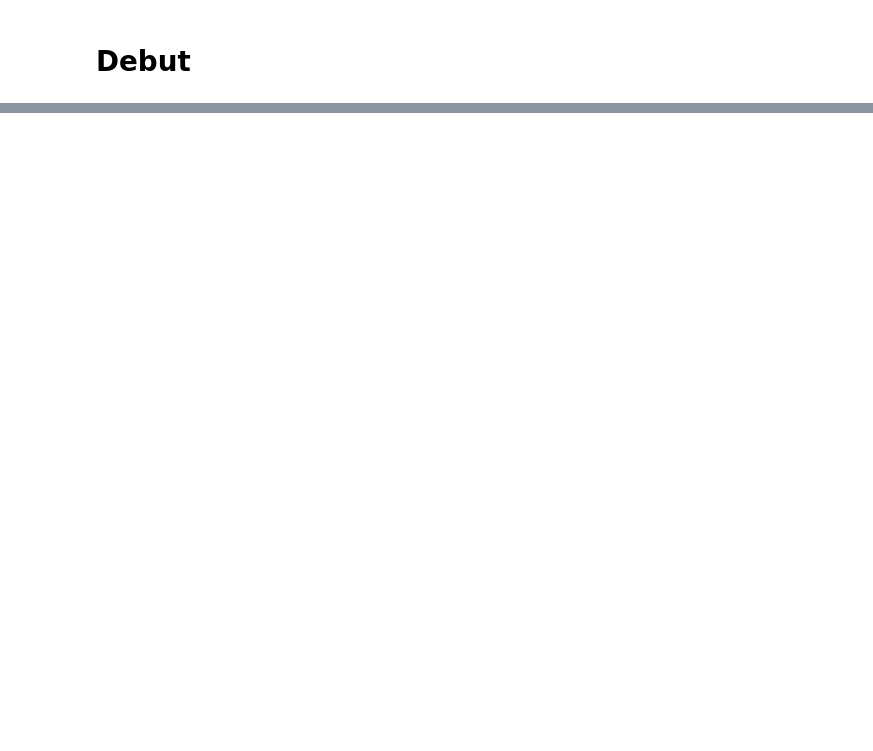
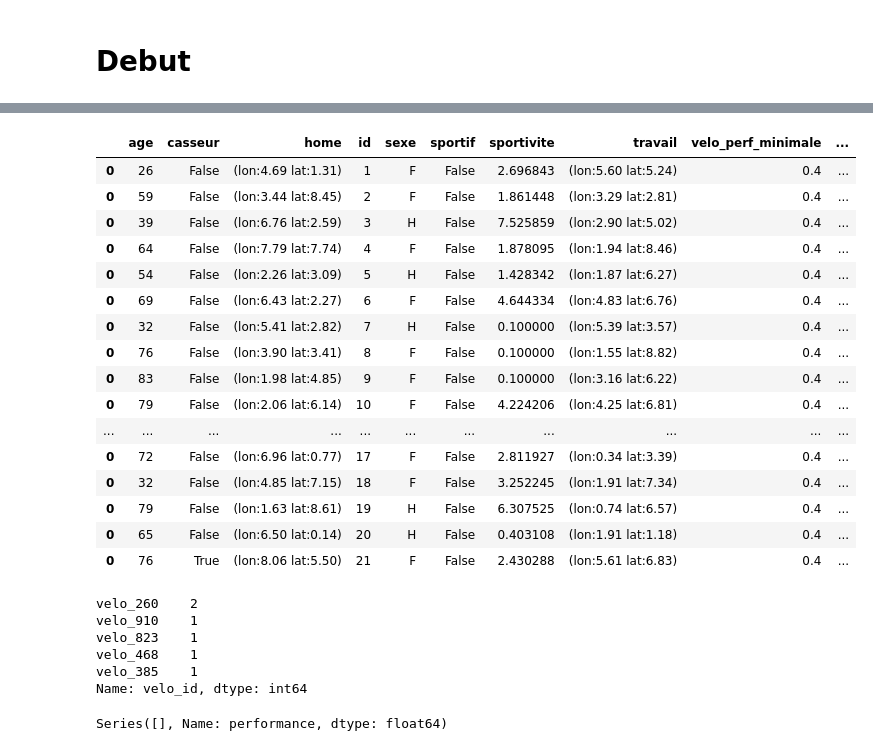
Before and after one commit to romainjouin/livre_spark, a Jupyter notebook: Simulation_velib.ipynb, the cells around one changed output, grey strips where cells are left out. Saved outputs shown, nothing was run; the diff lists cells and outputs as text; code cells hidden in the pictures; blank space fills up the shorter version.

```diff
--- a/Simulation_velib.ipynb
+++ b/Simulation_velib.ipynb
@@ -120,0 +135,20 @@ show(p)
+# %%
+paris.get_personal_data_cyclistes()
+# %% [output]
+|  | age | casseur | home | id | sexe | sportif | sportivite | travail | velo_perf_minimale | ... |
+| 0 | 26 | False | (lon:4.69 lat:1.31) | 1 | F | False | 2.696843 | (lon:5.60 lat:5.24) | 0.4 | ... |
+| 0 | 59 | False | (lon:3.44 lat:8.45) | 2 | F | False | 1.861448 | (lon:3.29 lat:2.81) | 0.4 | ... |
+| 0 | 39 | False | (lon:6.76 lat:2.59) | 3 | H | False | 7.525859 | (lon:2.90 lat:5.02) | 0.4 | ... |
+| 0 | 64 | False | (lon:7.79 lat:7.74) | 4 | F | False | 1.878095 | (lon:1.94 lat:8.46) | 0.4 | ... |
+| 0 | 54 | False | (lon:2.26 lat:3.09) | 5 | H | False | 1.428342 | (lon:1.87 lat:6.27) | 0.4 | ... |
+| 0 | 69 | False | (lon:6.43 lat:2.27) | 6 | F | False | 4.644334 | (lon:4.83 lat:6.76) | 0.4 | ... |
+| 0 | 32 | False | (lon:5.41 lat:2.82) | 7 | H | False | 0.100000 | (lon:5.39 lat:3.57) | 0.4 | ... |
+| 0 | 76 | False | (lon:3.90 lat:3.41) | 8 | F | False | 0.100000 | (lon:1.55 lat:8.82) | 0.4 | ... |
+| 0 | 83 | False | (lon:1.98 lat:4.85) | 9 | F | False | 0.100000 | (lon:3.16 lat:6.22) | 0.4 | ... |
+| 0 | 79 | False | (lon:2.06 lat:6.14) | 10 | F | False | 4.224206 | (lon:4.25 lat:6.81) | 0.4 | ... |
+| ... | ... | ... | ... | ... | ... | ... | ... | ... | ... | ... |
+| 0 | 72 | False | (lon:6.96 lat:0.77) | 17 | F | False | 2.811927 | (lon:0.34 lat:3.39) | 0.4 | ... |
+| 0 | 32 | False | (lon:4.85 lat:7.15) | 18 | F | False | 3.252245 | (lon:1.91 lat:7.34) | 0.4 | ... |
+| 0 | 79 | False | (lon:1.63 lat:8.61) | 19 | H | False | 6.307525 | (lon:0.74 lat:6.57) | 0.4 | ... |
+| 0 | 65 | False | (lon:6.50 lat:0.14) | 20 | H | False | 0.403108 | (lon:1.91 lat:1.18) | 0.4 | ... |
+| 0 | 76 | True | (lon:8.06 lat:5.50) | 21 | F | False | 2.430288 | (lon:5.61 lat:6.83) | 0.4 | ... |
@@ -120,0 +157,13 @@ show(p)
+# %%
+df.velo_id.value_counts().head()
+# %% [output]
+velo_260    2
+velo_910    1
+velo_823    1
+velo_468    1
+velo_385    1
+Name: velo_id, dtype: int64
+# %%
+df[df.velo_id=="velo_1064"].groupby(["velo_id", "timestamp"])["performance"].max()
+# %% [output]
+Series([], Name: performance, dtype: float64)
```
Also changed, not shown: parts of 13 cells of this notebook, 1 other file.
